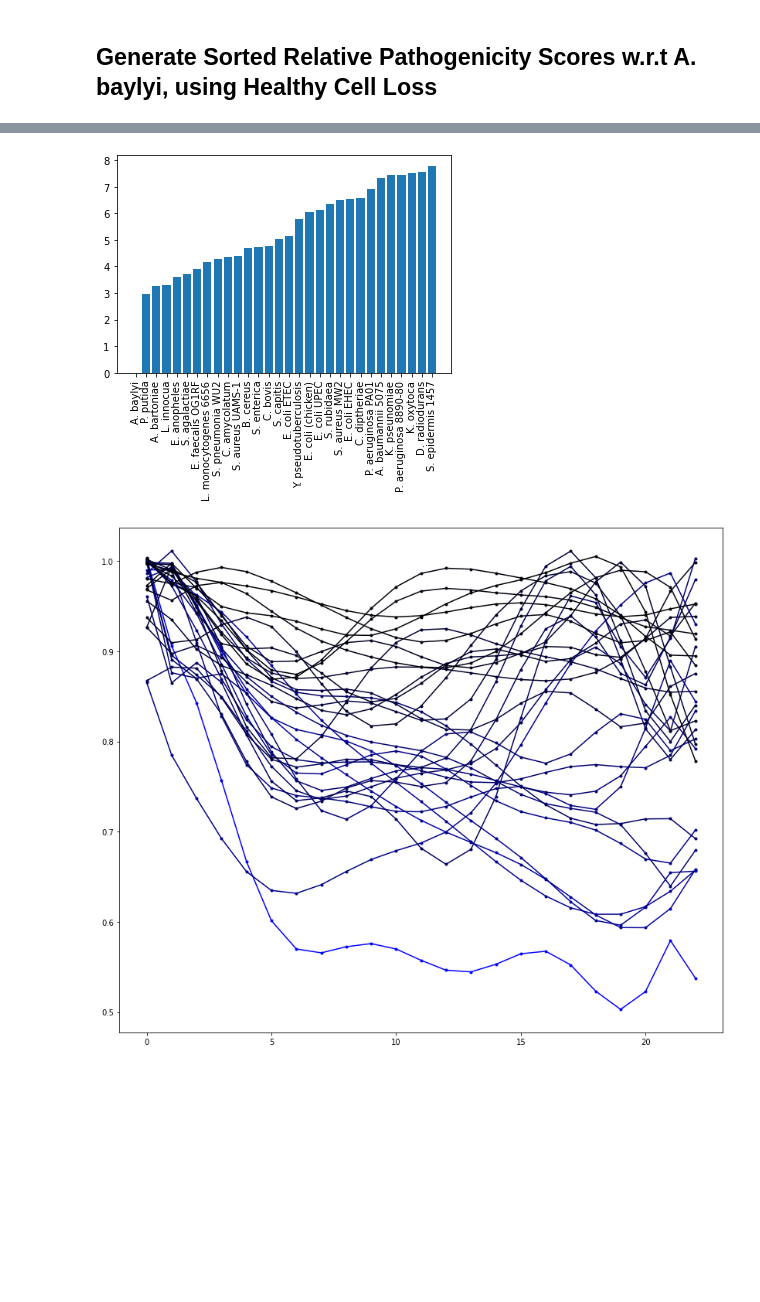
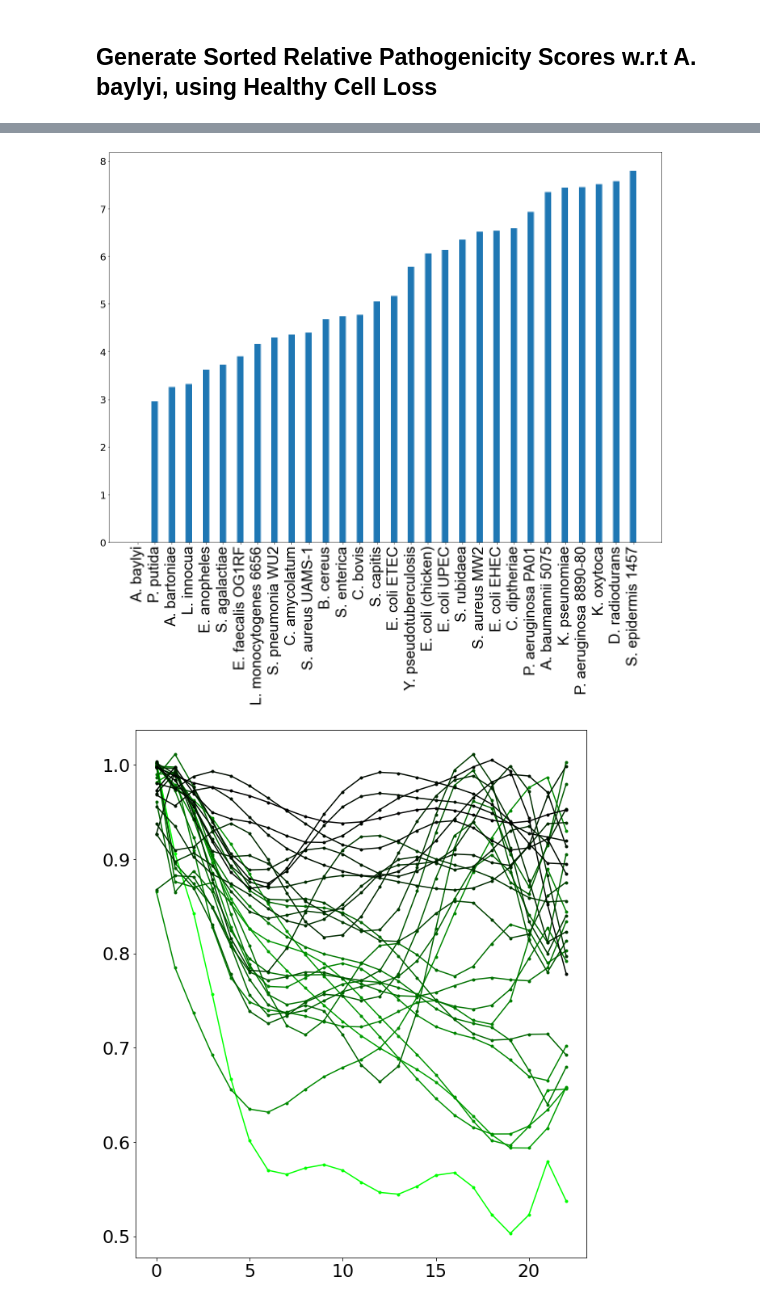
Before and after one commit to YeungRepo/FriendorFoe, a Jupyter notebook: Visualization/ClusterAnalysis_HCT116Curves.ipynb, the cells around one changed output, grey strips where cells are left out. Drawn from its saved outputs; the diff is of its cells as text; code cells hidden in the pictures; blank space fills up the shorter version.

```diff
--- a/Visualization/ClusterAnalysis_HCT116Curves.ipynb
+++ b/Visualization/ClusterAnalysis_HCT116Curves.ipynb
@@ -94,12 +99,20 @@ plt.ylabel('# of Strains')
 Ordered_Strain_Nums = Strain_Scores.argsort();
 Ordered_Strain_Names = [Num_to_Name_Dict[order_index+1] for order_index in Ordered_Strain_Nums]
 
-plt.figure()
-h_bar = plt.bar(range(0,30,1),Strain_Scores[Ordered_Strain_Nums],tick_label=Ordered_Strain_Names)
-plt.xticks(rotation='vertical')
+plt.figure(figsize=(20,14.5))
+h_bar = plt.bar(range(0,60,2),Strain_Scores[Ordered_Strain_Nums],tick_label=Ordered_Strain_Names,width=0.75)
+plt.xticks(rotation='vertical',fontsize=30)
+for tick in plt.gca().get_xticklabels():
+    tick.set_fontname("Arial")
+
+plt.yticks(fontsize=20)
 
 plt.figure(figsize=(14,12))
 
 for order_index in Ordered_Strain_Nums:
-    plt.plot( savgol_filter(Num_to_Curve_Dict[order_index+1][Discriminant_Kernel_Index], len(t),9),'.-',color=[0.0,0.0,(1.0-Strain_Scores[order_index]/np.max(Strain_Scores) )])
+    plt.plot(savgol_filter(Num_to_Curve_Dict[order_index+1][Discriminant_Kernel_Index], len(t),9),'.-',color=[0.0,0.0,(1.0-Strain_Scores[order_index]/np.max(Strain_Scores) )])
+plt.xticks(fontsize=22)
+plt.yticks(fontsize=22)
+#plt.xlabel('Time (Hours)',fontsize=20)
+#plt.ylabel('Normalized Feature Count',fontsize=20)
 # %% [output]
@@ -178,6 +276,7 @@ for Strain_Index in All_Strain_Nums:
     Strain_Scores[Strain_Index-1] = np.sum(Num_to_Curve_Dict[Strain_Index][Discriminant_Kernel_Index]\
               -Num_to_Curve_Dict[Most_Pathogenic_Strain][Discriminant_Kernel_Index])
 
+
 Strain_Scores = np.array(Strain_Scores)
 plt.hist(Strain_Scores,bins=15)
 plt.xlabel('Strain Score')
@@ -185,12 +284,18 @@ plt.ylabel('# of Strains')
 Ordered_Strain_Nums = Strain_Scores.argsort();
 Ordered_Strain_Names = [Num_to_Name_Dict[order_index+1] for order_index in Ordered_Strain_Nums]
 
-plt.figure()
-h_bar = plt.bar(range(0,30,1),Strain_Scores[Ordered_Strain_Nums],tick_label=Ordered_Strain_Names)
-plt.xticks(rotation='vertical')
+plt.figure(figsize=(20,14.5))
+h_bar = plt.bar(range(0,60,2),Strain_Scores[Ordered_Strain_Nums],tick_label=Ordered_Strain_Names,width=0.75)
+plt.xticks(rotation='vertical',fontsize=30)
+for tick in plt.gca().get_xticklabels():
+    tick.set_fontname("Arial")
 
-plt.figure(figsize=(14,12))
+plt.yticks(fontsize=20)
+
+plt.figure(figsize=(10,12))
 
 for order_index in Ordered_Strain_Nums:
-    plt.plot( savgol_filter(Num_to_Curve_Dict[order_index+1][Discriminant_Kernel_Index], len(t),9),'.-',color=[0.0,0.0,(1.0-Strain_Scores[order_index]/np.max(Strain_Scores) )])
+    plt.plot(savgol_filter(Num_to_Curve_Dict[order_index+1][Discriminant_Kernel_Index], len(t),9),'.-',color=[0.0,(1.0-Strain_Scores[order_index]/np.max(Strain_Scores) ),0.0])
+plt.xticks(fontsize=22)
+plt.yticks(fontsize=22)
 # %% [output]
@@ -197,3 +311,3 @@ for order_index in Ordered_Strain_Nums:
 [figure]
-[figure, old version]
+[figure, new version]
-[figure, old version]
+[figure, new version]
```
Also changed, not shown: parts of 31 cells of this notebook, 1 other file.
